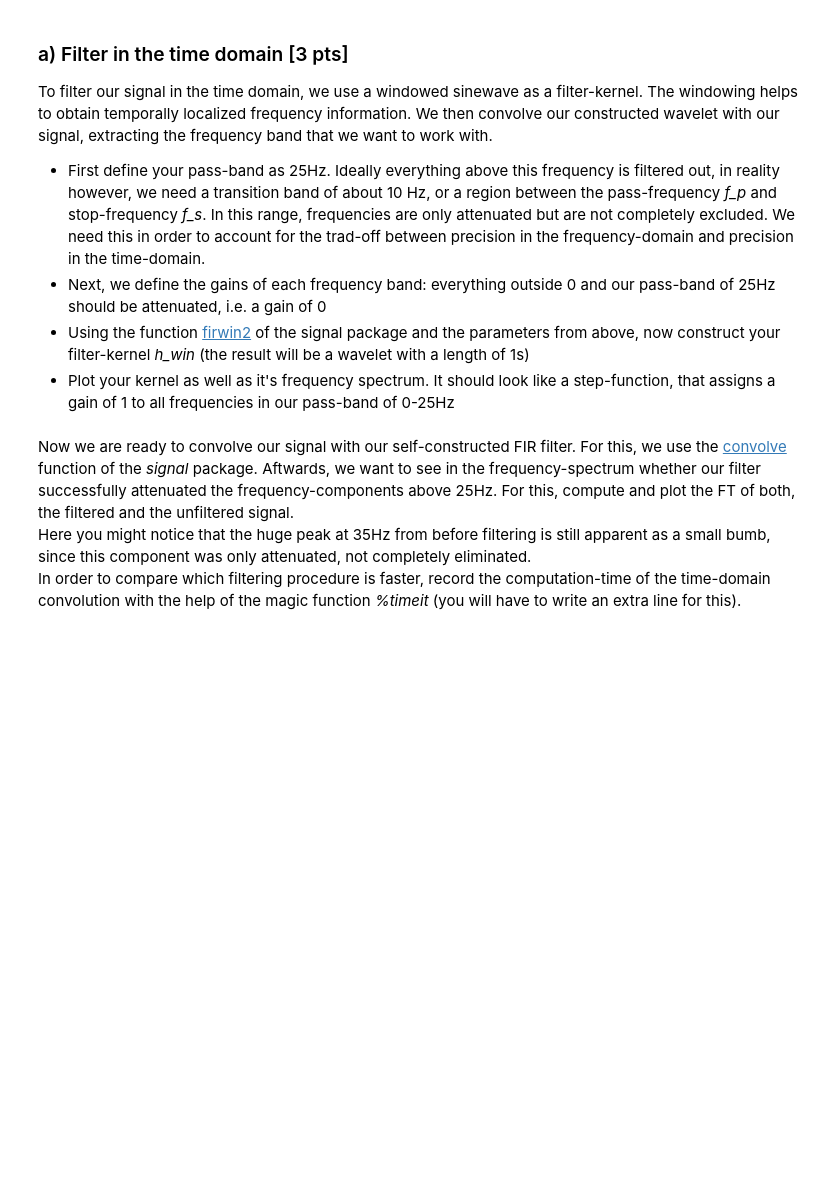
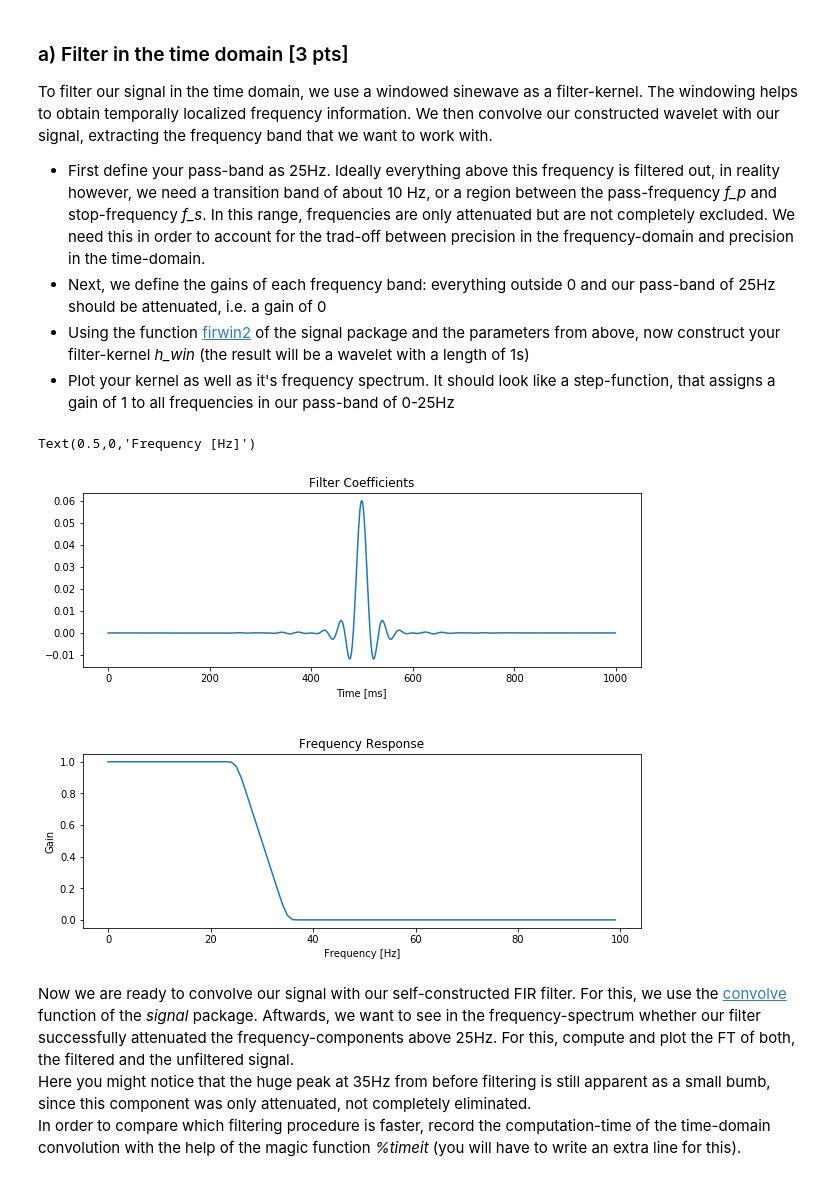
Before and after one commit to NBP-ACC/week-8-updated-acc_9, a Jupyter notebook: Sheet06.ipynb, the cells around one changed output. Cells and saved outputs as stored; diff of their text form; code cells hidden in the pictures; blank space fills up the shorter version.

```diff
--- a/Sheet06.ipynb
+++ b/Sheet06.ipynb
@@ -156,21 +156,36 @@ To filter our signal in the time domain, we use a windowed sinewave as a filter-
 # %%
 # Create a Low-pass Filter: Windowed 10-Hz transition (0.5 sec)
 n = int(srate)
 #n = int(round(srate * 0.5)) + 1
 f_p = 25. # define passband
 trans_bandwidth = 10.  # 10 Hz transition band
 f_s = f_p + trans_bandwidth  # stopband = 40 Hz
 
 # define gains of each frequency band
 freq = [0., f_p, f_s, nyq]
 gain = [1., 1., 0., 0.]
 
 # compute filter graph with firwin2
-h_win = # TODO
+h_win = signal.firwin2(n, freq, gain, nyq=nyq)
 
 # compute frequency spectrum
+frequencies = getFT(h_win)
+N = int(len(frequencies)/2)
 
 # Plot both
+fig, (ax1, ax2) = plt.subplots(2, 1, figsize=(10,8))
+plt.subplots_adjust(hspace=0.5)
+
+ax1.plot(h_win)
+ax1.set_title('Filter Coefficients')
+ax1.set_xlabel('Time [ms]')
+ax2.plot(frequencies[:100])
+ax2.set_title('Frequency Response')
+ax2.set_ylabel('Gain')
+ax2.set_xlabel('Frequency [Hz]')
+# %% [output]
+Text(0.5,0,'Frequency [Hz]')
+[figure, added]
 # %% [markdown]
 Now we are ready to convolve our signal with our self-constructed FIR filter. For this, we use the [convolve](https://docs.scipy.org/doc/scipy/reference/generated/scipy.signal.convolve.html) function of the *signal* package.
 Aftwards, we want to see in the frequency-spectrum whether our filter successfully attenuated the frequency-components above 25Hz. For this, compute and plot the FT of both, the filtered and the unfiltered signal.
```
Also changed, not shown: parts of 11 cells of this notebook.
